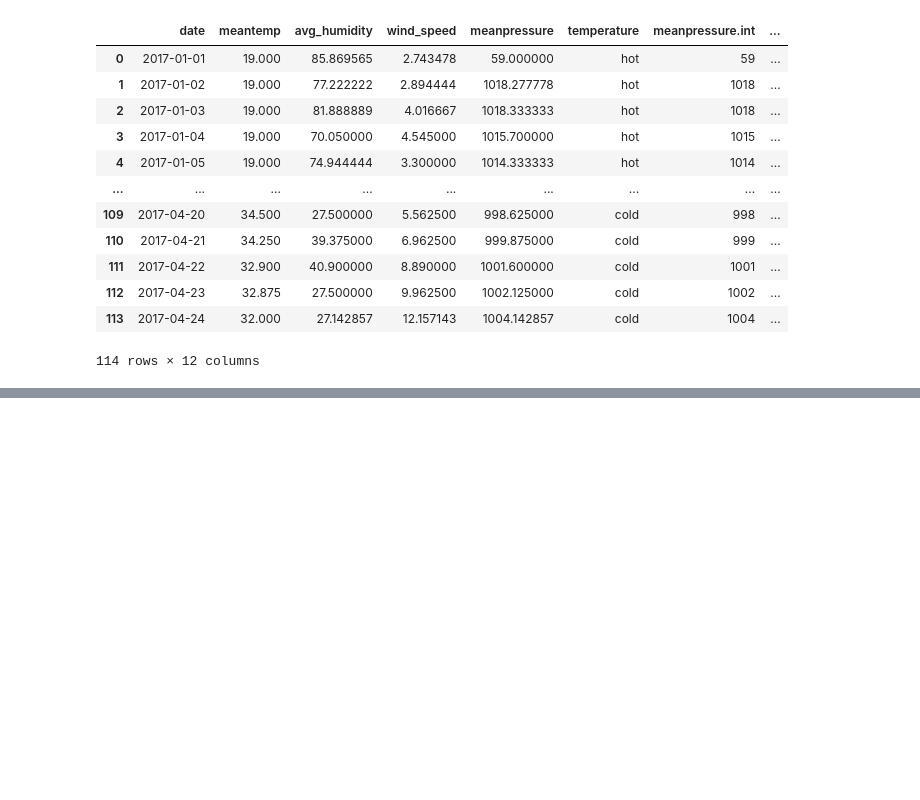
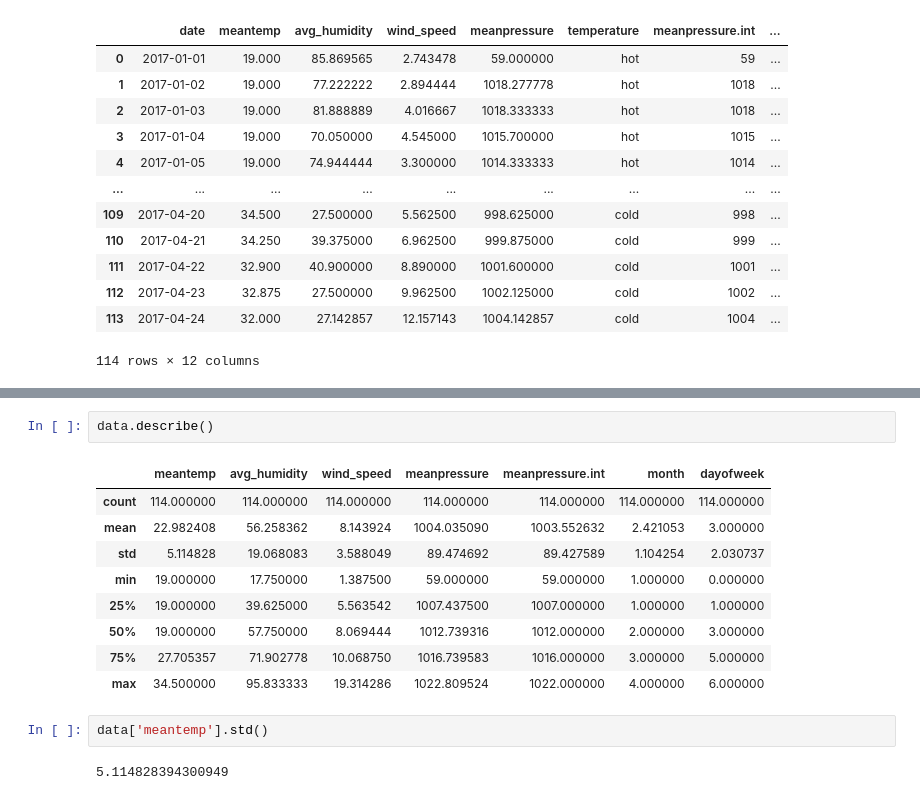
Before and after one commit to Christine-Muhoro/pandas-class, a Jupyter notebook: index.ipynb, the cells around one changed output, grey strips where cells are left out. Drawn from its saved outputs; the diff is of its cells as text; blank space fills up the shorter version.

Commit message:
more manipulations of data with pandas

```diff
--- a/index.ipynb
+++ b/index.ipynb
@@ -434,0 +459,16 @@ data
+# %%
+data.describe()
+# %% [output]
+|  | meantemp | avg_humidity | wind_speed | meanpressure | meanpressure.int | month | dayofweek |
+| count | 114.000000 | 114.000000 | 114.000000 | 114.000000 | 114.000000 | 114.000000 | 114.000000 |
+| mean | 22.982408 | 56.258362 | 8.143924 | 1004.035090 | 1003.552632 | 2.421053 | 3.000000 |
+| std | 5.114828 | 19.068083 | 3.588049 | 89.474692 | 89.427589 | 1.104254 | 2.030737 |
+| min | 19.000000 | 17.750000 | 1.387500 | 59.000000 | 59.000000 | 1.000000 | 0.000000 |
+| 25% | 19.000000 | 39.625000 | 5.563542 | 1007.437500 | 1007.000000 | 1.000000 | 1.000000 |
+| 50% | 19.000000 | 57.750000 | 8.069444 | 1012.739316 | 1012.000000 | 2.000000 | 3.000000 |
+| 75% | 27.705357 | 71.902778 | 10.068750 | 1016.739583 | 1016.000000 | 3.000000 | 5.000000 |
+| max | 34.500000 | 95.833333 | 19.314286 | 1022.809524 | 1022.000000 | 4.000000 | 6.000000 |
+# %%
+data['meantemp'].std()
+# %% [output]
+5.114828394300949
```
Also changed, not shown: parts of 7 cells of this notebook.
